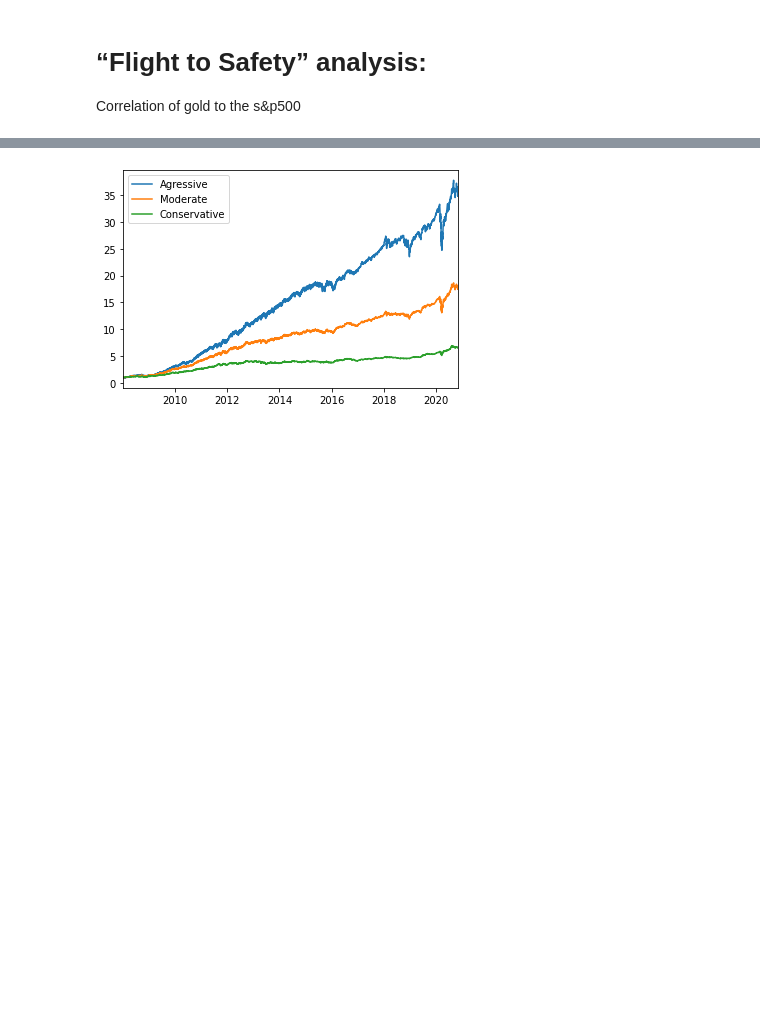
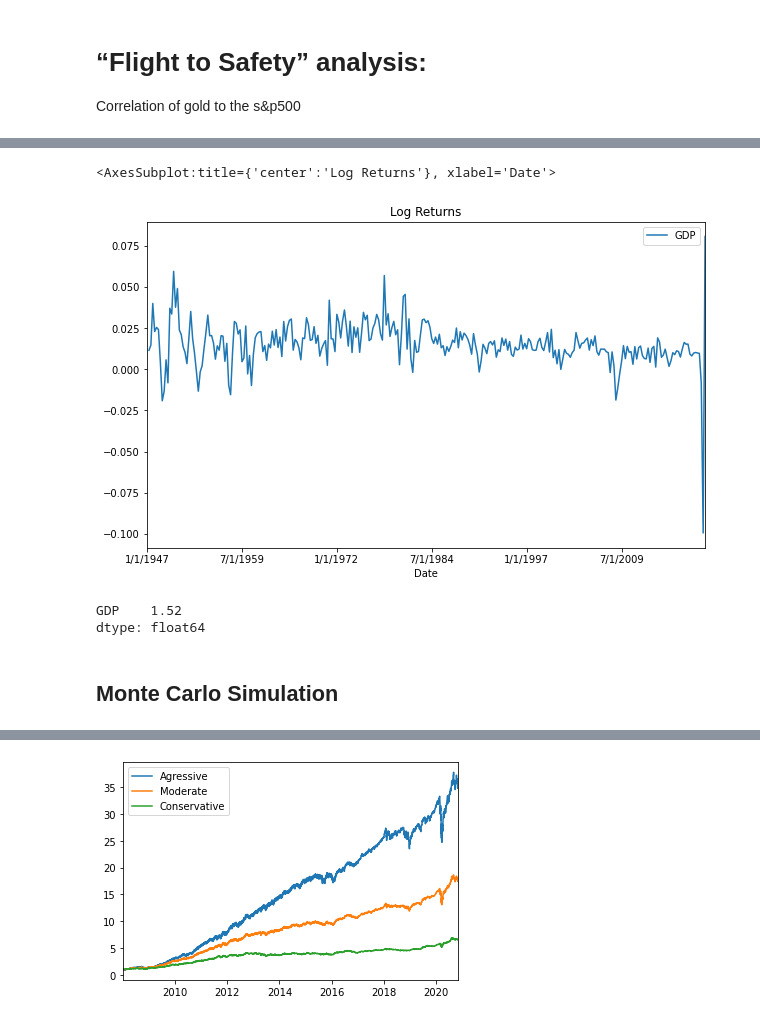
Before and after one commit to Dereksh/GDP-ETFs-and-a-Model-Portfolio, a Jupyter notebook: Main_GDP_vs_Indices.ipynb, the cells around one changed output, grey strips where cells are left out. Saved outputs shown, nothing was run; the diff lists cells and outputs as text; code cells hidden in the pictures; blank space fills up the shorter version.

```diff
--- a/Main_GDP_vs_Indices.ipynb
+++ b/Main_GDP_vs_Indices.ipynb
@@ -237,0 +224,13 @@ result = []
+# %%
+#Plot of log returns
+log_returns.plot(figsize = (10, 6), title="Log Returns")
+# %% [output]
+<AxesSubplot:title={'center':'Log Returns'}, xlabel='Date'>
+[figure, added]
+# %%
+print(round(np.mean(log_returns*100),2)) # GDP Quarterly Average Return
+# %% [output]
+GDP    1.52
+dtype: float64
+# %% [markdown]
+## Monte Carlo Simulation
```
Also changed, not shown: parts of 85 cells of this notebook, 2 other files.
